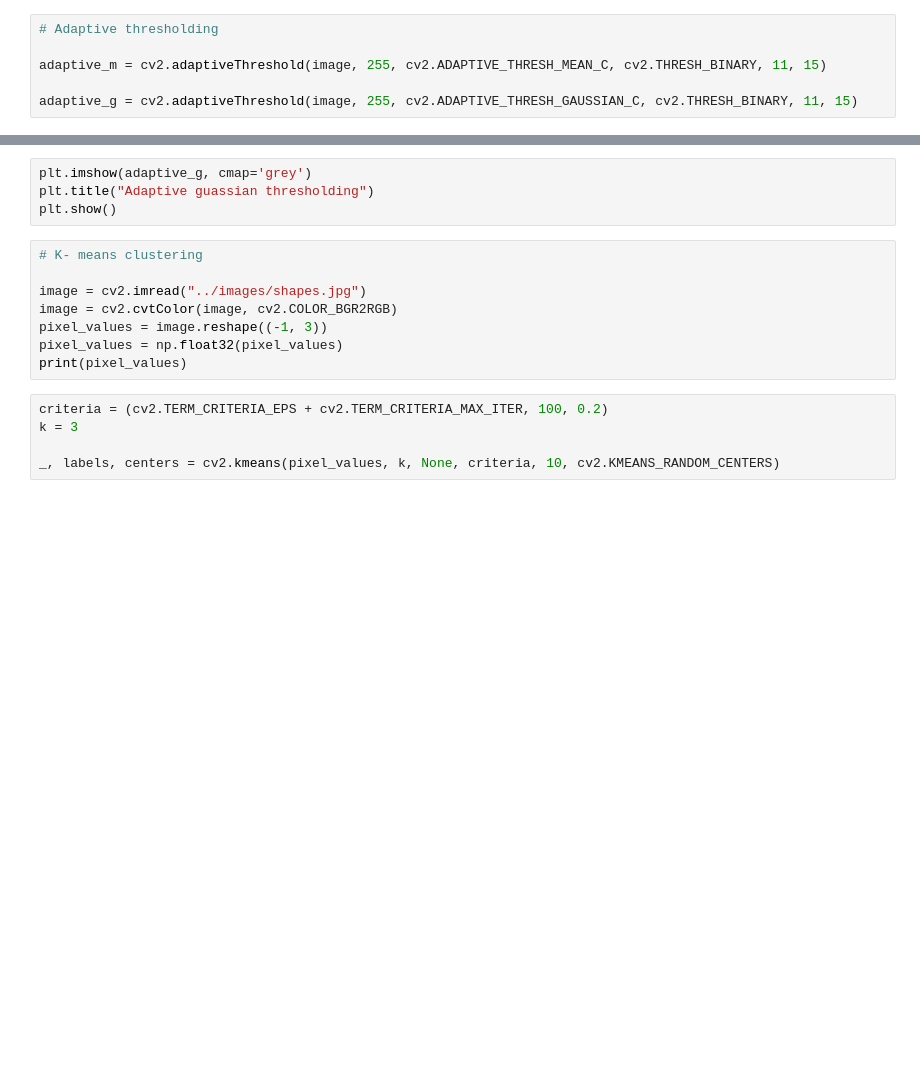
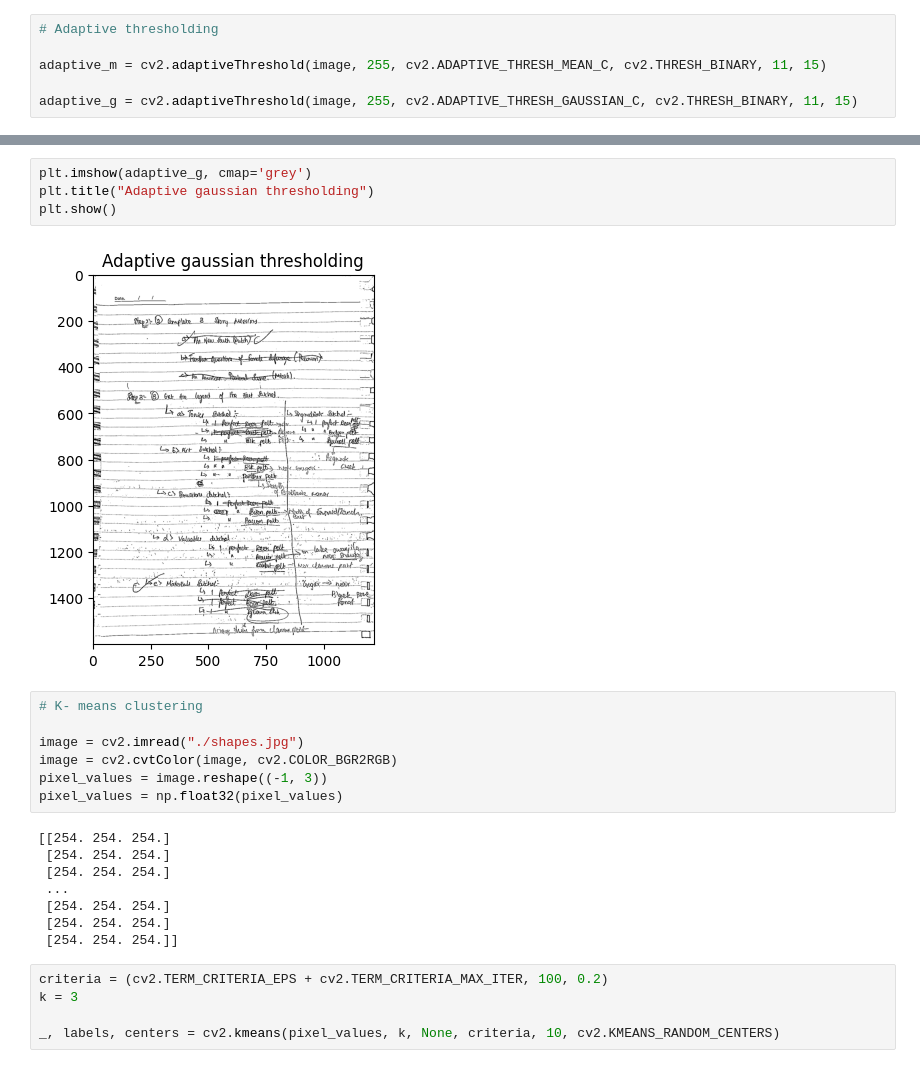
Before and after one commit to Sudharsan25/AI_ML, a Jupyter notebook: DL/ComputerVision/OpenCV/image_segmentation.ipynb, the cells around one changed output, grey strips where cells are left out. Cells and saved outputs as stored; diff of their text form; blank space fills up the shorter version.

Commit message:
Thresholding, Kmeans and Watershed algorithms

```diff
--- a/DL/ComputerVision/OpenCV/image_segmentation.ipynb
+++ b/DL/ComputerVision/OpenCV/image_segmentation.ipynb
@@ -26,15 +33,24 @@ plt.show()
 # %%
 plt.imshow(adaptive_g, cmap='grey')
-plt.title("Adaptive guassian thresholding")
+plt.title("Adaptive gaussian thresholding")
 plt.show()
+# %% [output]
+[figure, added]
 # %%
 # K- means clustering
 
-image = cv2.imread("../images/shapes.jpg")
+image = cv2.imread("./shapes.jpg")
 image = cv2.cvtColor(image, cv2.COLOR_BGR2RGB)
 pixel_values = image.reshape((-1, 3))
 pixel_values = np.float32(pixel_values)
-print(pixel_values)
+# %% [output]
+[[254. 254. 254.]
+ [254. 254. 254.]
+ [254. 254. 254.]
+ ...
+ [254. 254. 254.]
+ [254. 254. 254.]
+ [254. 254. 254.]]
 # %%
 criteria = (cv2.TERM_CRITERIA_EPS + cv2.TERM_CRITERIA_MAX_ITER, 100, 0.2)
 k = 3
```
Also changed, not shown: parts of 29 cells of this notebook, 2 other files.
